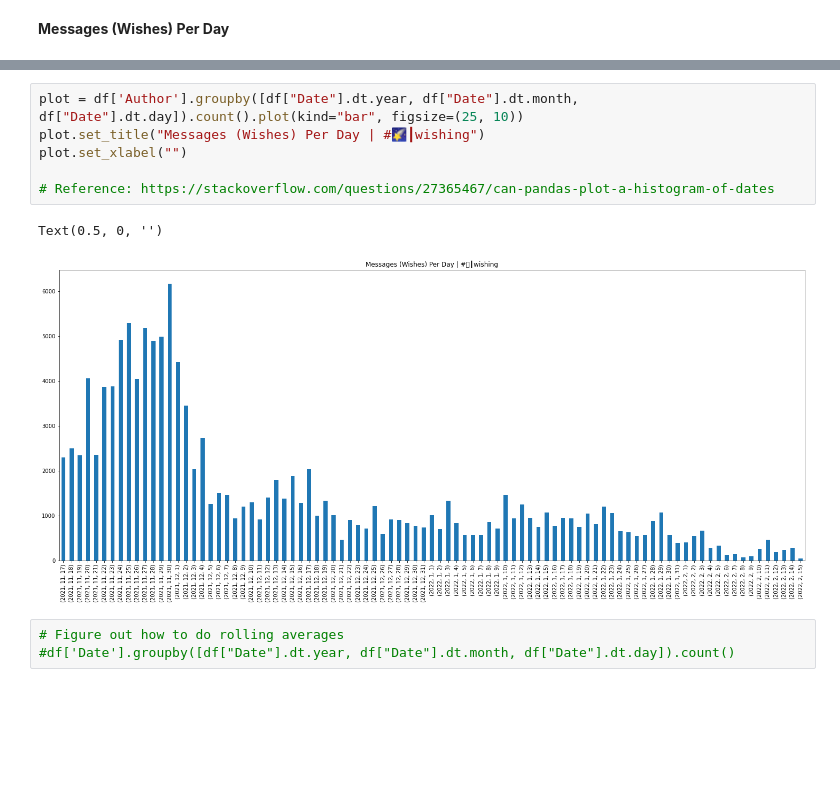
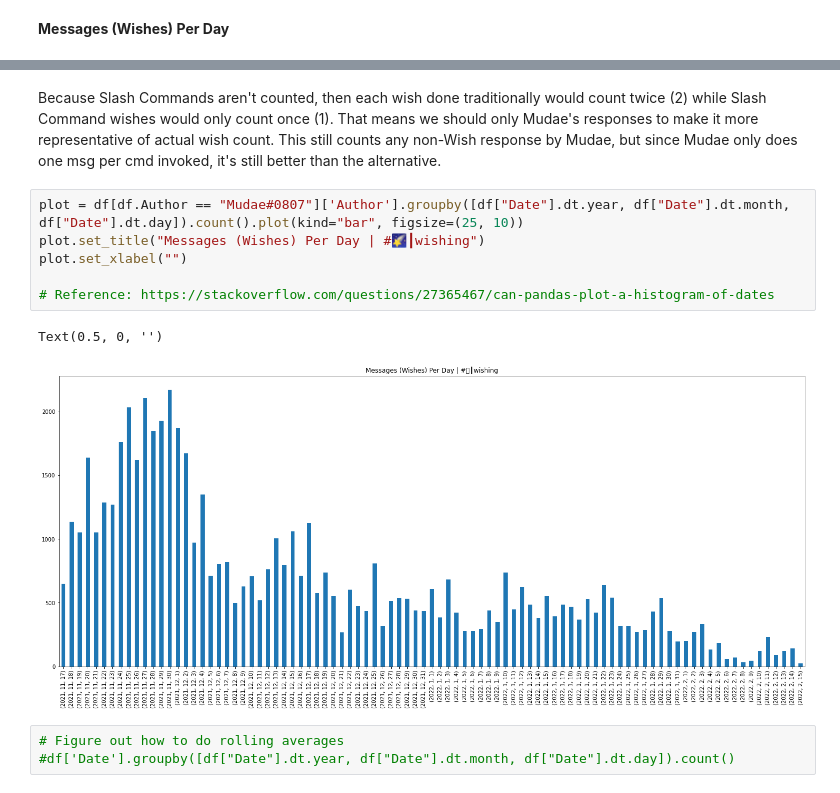
Before and after one commit to jerichosy/Exploratory-Data-Analysis_Experiments, a Jupyter notebook: Mudae server stats EDA.ipynb, the cells around one changed output, grey strips where cells are left out. Saved outputs shown, nothing was run; the diff lists cells and outputs as text; blank space fills up the shorter version.

```diff
--- a/Mudae server stats EDA.ipynb
+++ b/Mudae server stats EDA.ipynb
@@ -192,12 +201,14 @@ df.tail()
+# %% [markdown]
+Because Slash Commands aren't counted, then each wish done traditionally would count twice (2) while Slash Command wishes would only count once (1). That means we should only Mudae's responses to make it more representative of actual wish count. This still counts any non-Wish response by Mudae, but since Mudae only does one msg per cmd invoked, it's still better than the alternative.
 # %%
-plot = df['Author'].groupby([df["Date"].dt.year, df["Date"].dt.month, df["Date"].dt.day]).count().plot(kind="bar", figsize=(25, 10))
+plot = df[df.Author == "Mudae#0807"]['Author'].groupby([df["Date"].dt.year, df["Date"].dt.month, df["Date"].dt.day]).count().plot(kind="bar", figsize=(25, 10))
 plot.set_title("Messages (Wishes) Per Day | #🌠┃wishing")
 plot.set_xlabel("")
 
 # Reference: https://stackoverflow.com/questions/27365467/can-pandas-plot-a-histogram-of-dates
 # %% [output]
 Text(0.5, 0, '')
-[figure, old version]
+[figure, new version]
 # %%
 # Figure out how to do rolling averages
 #df['Date'].groupby([df["Date"].dt.year, df["Date"].dt.month, df["Date"].dt.day]).count()
```
Also changed, not shown: parts of 4 cells of this notebook.
